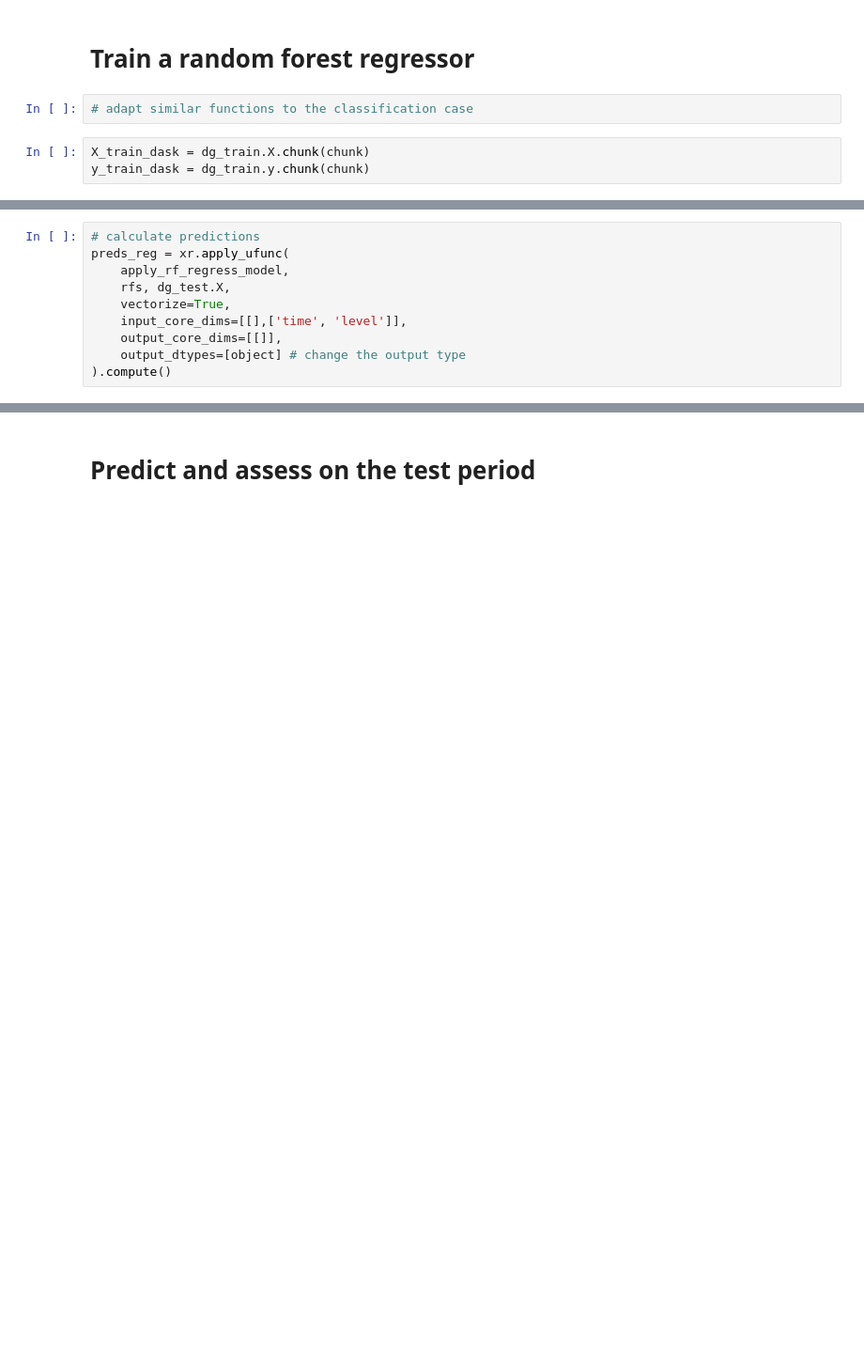
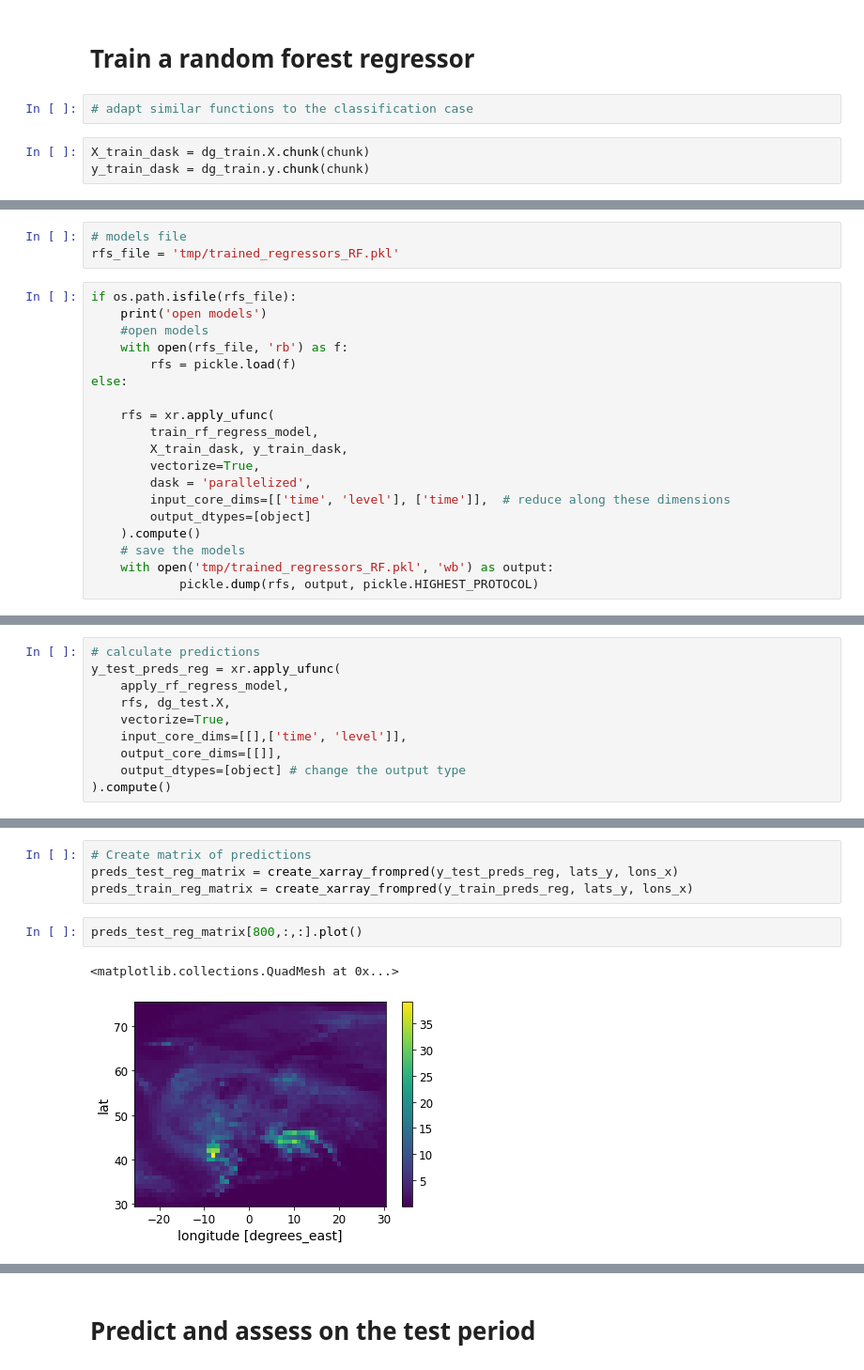
Before and after one commit to ML-precip/precip-predict, a Jupyter notebook: Random_forest.ipynb, the cells around one changed output, grey strips where cells are left out. Shown at 94% size. Drawn from its saved outputs; the diff is of its cells as text; blank space fills up the shorter version.

```diff
--- a/Random_forest.ipynb
+++ b/Random_forest.ipynb
@@ -438,0 +446,22 @@ pp= r1.predict(dg_test.X[:,0,0,:])
+# %%
+# models file
+rfs_file = 'tmp/trained_regressors_RF.pkl'
+# %%
+if os.path.isfile(rfs_file):
+    print('open models')
+    #open models
+    with open(rfs_file, 'rb') as f:
+        rfs = pickle.load(f)
+else:
+
+    rfs = xr.apply_ufunc(
+        train_rf_regress_model,
+        X_train_dask, y_train_dask,
+        vectorize=True,
+        dask = 'parallelized',
+        input_core_dims=[['time', 'level'], ['time']],  # reduce along these dimensions
+        output_dtypes=[object]
+    ).compute()
+    # save the models
+    with open('tmp/trained_regressors_RF.pkl', 'wb') as output:
+            pickle.dump(rfs, output, pickle.HIGHEST_PROTOCOL)
@@ -439,6 +470,6 @@ pp= r1.predict(dg_test.X[:,0,0,:])
 # %%
 # calculate predictions
-preds_reg = xr.apply_ufunc(
+y_test_preds_reg = xr.apply_ufunc(
     apply_rf_regress_model,
     rfs, dg_test.X,
     vectorize=True,
@@ -450,0 +490,9 @@ preds_reg = xr.apply_ufunc(
+# %%
+# Create matrix of predictions
+preds_test_reg_matrix = create_xarray_frompred(y_test_preds_reg, lats_y, lons_x)
+preds_train_reg_matrix = create_xarray_frompred(y_train_preds_reg, lats_y, lons_x)
+# %%
+preds_test_reg_matrix[800,:,:].plot()
+# %% [output]
+<matplotlib.collections.QuadMesh at 0x...>
+[figure, added]
```
Also changed, not shown: parts of 45 cells of this notebook, 2 other files.
